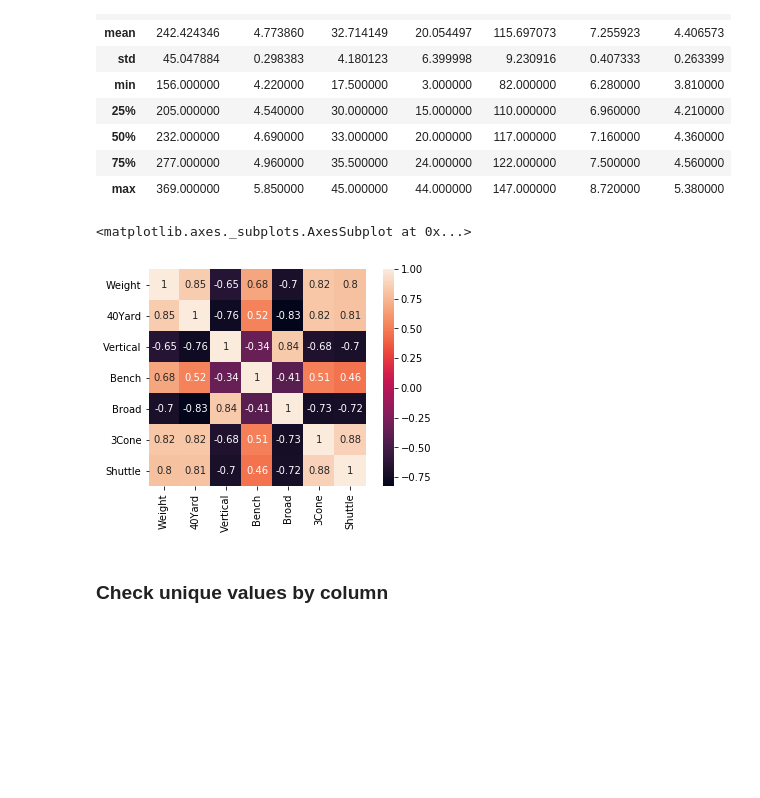
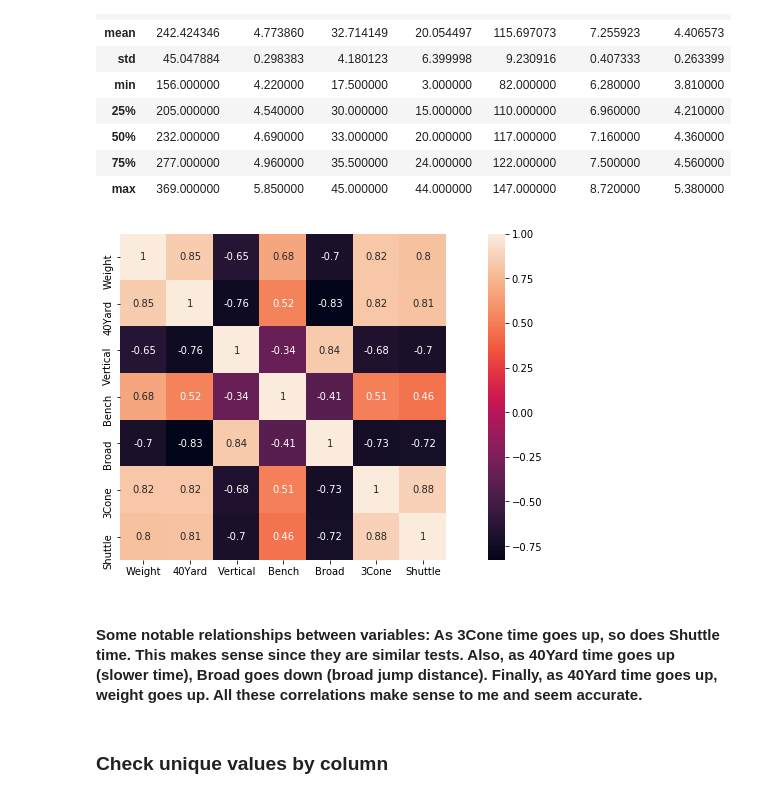
Before and after one commit to b-gar/NFL-Combine, a Jupyter notebook: combine.ipynb, the cells around one changed output. Drawn from its saved outputs; the diff is of its cells as text; code cells hidden in the pictures; blank space fills up the shorter version.

Commit message:
plot settings/correlation matrix thoughts

```diff
--- a/combine.ipynb
+++ b/combine.ipynb
@@ -121,10 +121,12 @@ df.describe()
 | 75% | 277.000000 | 4.960000 | 35.500000 | 24.000000 | 122.000000 | 7.500000 | 4.560000 |
 | max | 369.000000 | 5.850000 | 45.000000 | 44.000000 | 147.000000 | 8.720000 | 5.380000 |
 # %%
-sns.heatmap(df.corr(), annot=True, square=True)
+plt.figure(figsize=(15,6))
+sns.heatmap(df.corr(), annot=True, square=True);
 # %% [output]
-<matplotlib.axes._subplots.AxesSubplot at 0x...>
-[figure, old version]
+[figure, new version]
+# %% [markdown]
+#### Some notable relationships between variables: As 3Cone time goes up, so does Shuttle time. This makes sense since they are similar tests. Also, as 40Yard time goes up (slower time), Broad goes down (broad jump distance). Finally, as 40Yard time goes up, weight goes up. All these correlations make sense to me and seem accurate.
 # %% [markdown]
 ### Check unique values by column
 # %%
```
Also changed, not shown: parts of 3 cells of this notebook.
